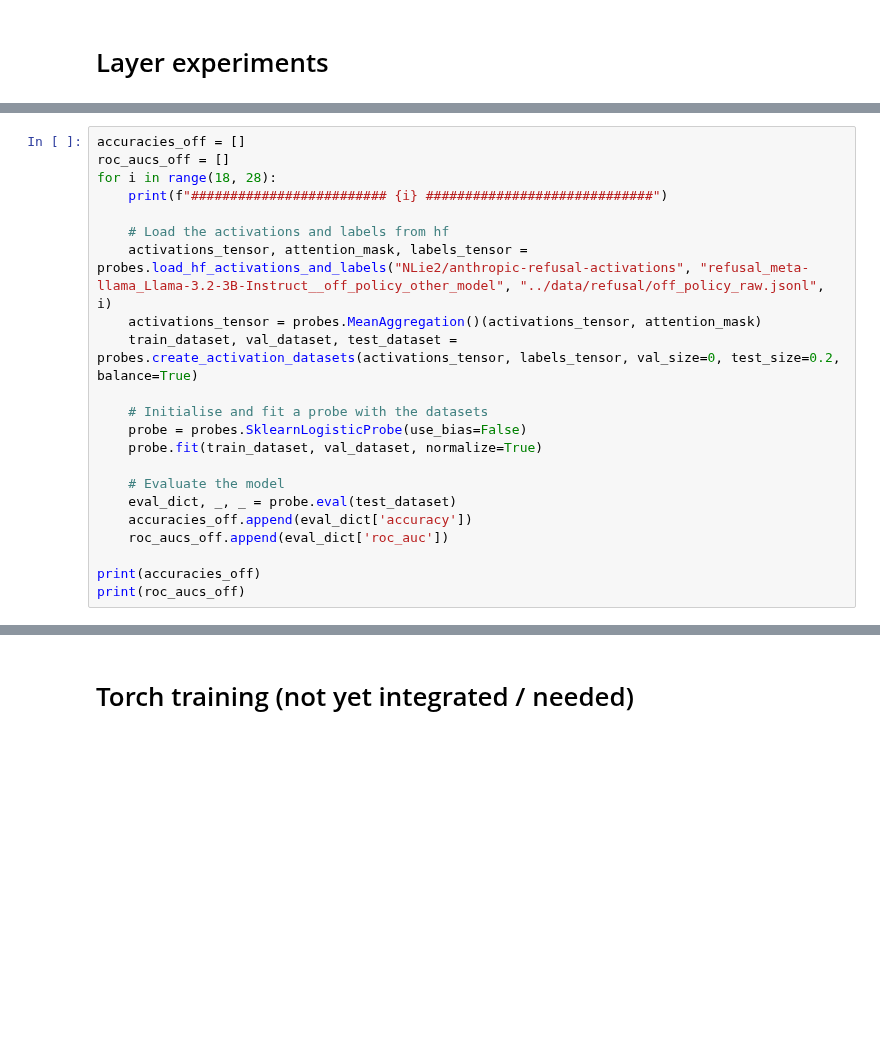
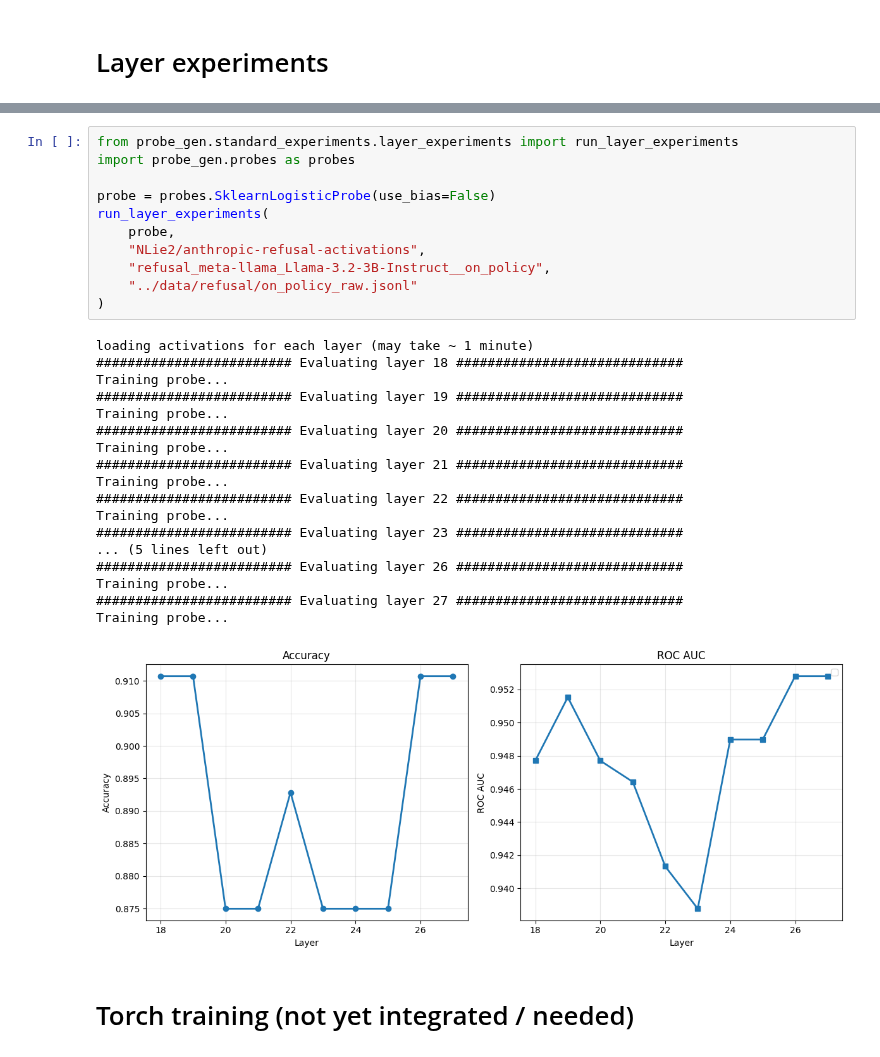
Before and after one commit to SamDower/LASR-probe-gen, a Jupyter notebook: notebooks/TrainProbe.ipynb, the cells around one changed output, grey strips where cells are left out. Saved outputs shown, nothing was run; the diff lists cells and outputs as text; blank space fills up the shorter version.

```diff
--- a/notebooks/TrainProbe.ipynb
+++ b/notebooks/TrainProbe.ipynb
@@ -252,22 +116,0 @@ Training probe...
-# %%
-accuracies_off = []
-roc_aucs_off = []
-for i in range(18, 28):
-    print(f"######################### {i} #############################")
-
-    # Load the activations and labels from hf
-    activations_tensor, attention_mask, labels_tensor = probes.load_hf_activations_and_labels("NLie2/anthropic-refusal-activations", "refusal_meta-llama_Llama-3.2-3B-Instruct__off_policy_other_model", "../data/refusal/off_policy_raw.jsonl", i)
-    activations_tensor = probes.MeanAggregation()(activations_tensor, attention_mask)
-    train_dataset, val_dataset, test_dataset = probes.create_activation_datasets(activations_tensor, labels_tensor, val_size=0, test_size=0.2, balance=True)
-
-    # Initialise and fit a probe with the datasets
-    probe = probes.SklearnLogisticProbe(use_bias=False)
-    probe.fit(train_dataset, val_dataset, normalize=True)
-
-    # Evaluate the model
-    eval_dict, _, _ = probe.eval(test_dataset)
-    accuracies_off.append(eval_dict['accuracy'])
-    roc_aucs_off.append(eval_dict['roc_auc'])
-
-print(accuracies_off)
-print(roc_aucs_off)
@@ -318,3 +117,33 @@ plt.show()
+# %%
+from probe_gen.standard_experiments.layer_experiments import run_layer_experiments
+import probe_gen.probes as probes
+
+probe = probes.SklearnLogisticProbe(use_bias=False)
+run_layer_experiments(
+    probe,
+    "NLie2/anthropic-refusal-activations",
+    "refusal_meta-llama_Llama-3.2-3B-Instruct__on_policy",
+    "../data/refusal/on_policy_raw.jsonl"
+)
+# %% [output]
+loading activations for each layer (may take ~ 1 minute)
+######################### Evaluating layer 18 #############################
+Training probe...
+######################### Evaluating layer 19 #############################
+Training probe...
+######################### Evaluating layer 20 #############################
+Training probe...
+######################### Evaluating layer 21 #############################
+Training probe...
+######################### Evaluating layer 22 #############################
+Training probe...
+######################### Evaluating layer 23 #############################
+... (5 lines left out)
+######################### Evaluating layer 26 #############################
+Training probe...
+######################### Evaluating layer 27 #############################
+Training probe...
+[figure, added]
 # %% [markdown]
 # Torch training (not yet integrated / needed)
 # %%
```
Also changed, not shown: parts of 20 cells of this notebook, 3 other files.
